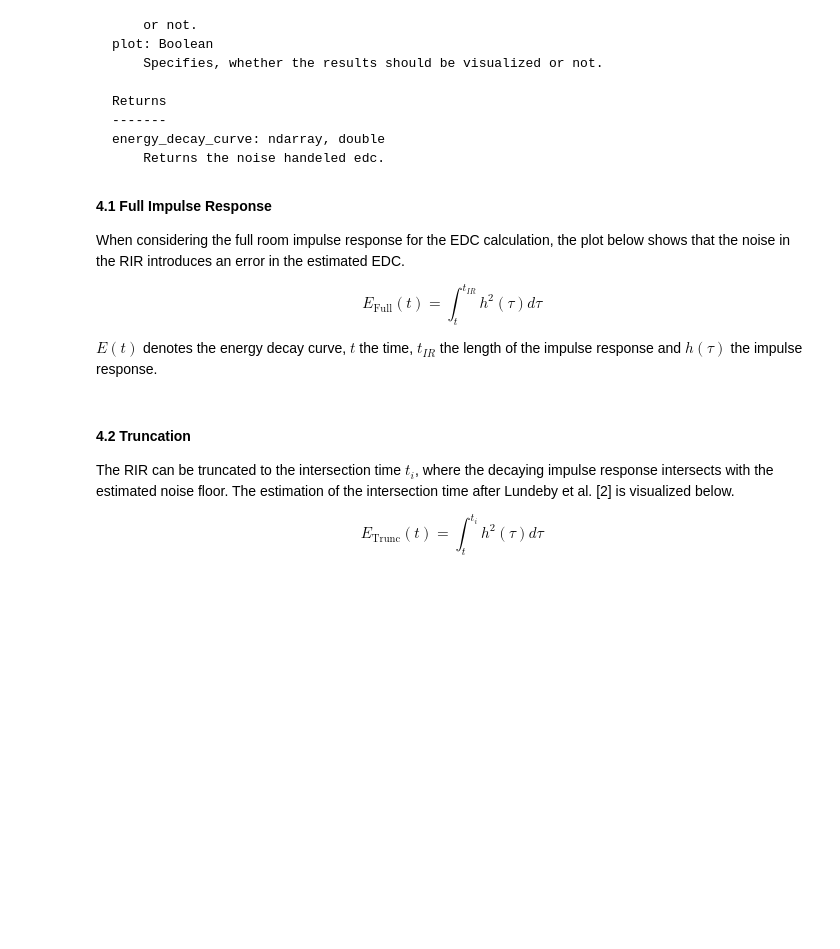
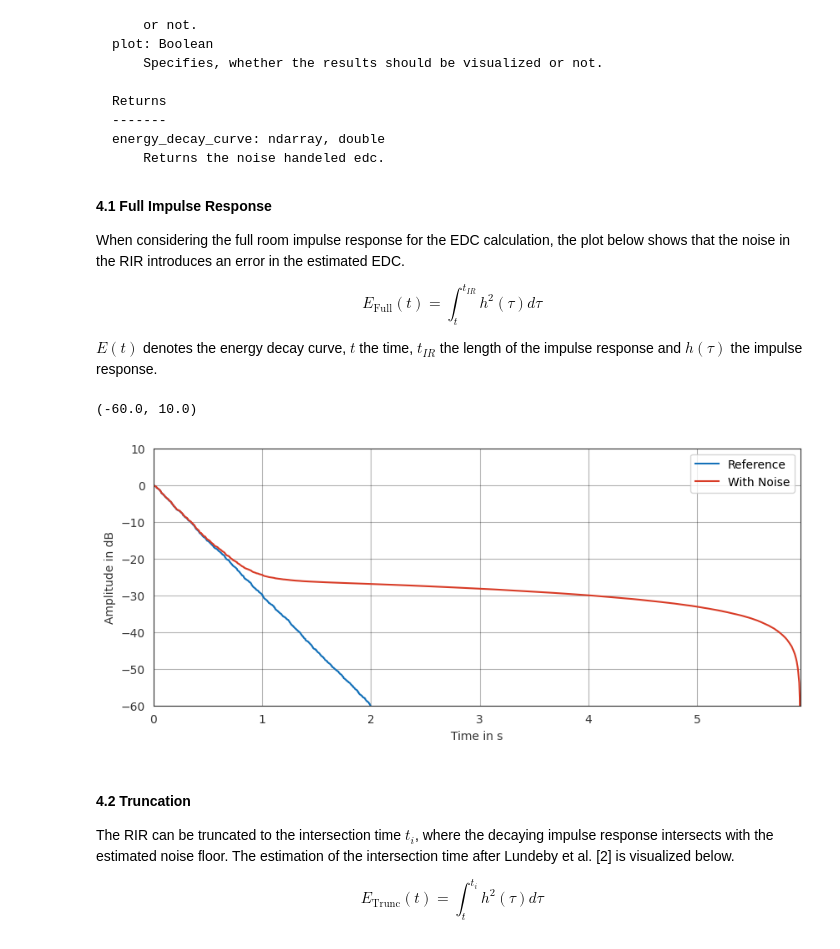
Before and after one commit to pyfar/pyrato, a Jupyter notebook: examples/energy_decay_curves_and_reverberation_time.ipynb, the cells around one changed output. Cells and saved outputs as stored; diff of their text form; code cells hidden in the pictures; blank space fills up the shorter version.

```diff
--- a/examples/energy_decay_curves_and_reverberation_time.ipynb
+++ b/examples/energy_decay_curves_and_reverberation_time.ipynb
@@ -131,20 +140,23 @@ $$ E_{\mathrm{Full}}(t) = \int_t^{t_{IR}} h^2(\tau) d\tau  $$
 $E(t)$ denotes the energy decay curve, $t$ the time, $t_{IR}$ the length of the impulse response and $h(\tau)$ the impulse response.
 # %%
 start_sample = pf.dsp.find_impulse_response_start(rir_1_noise)
-rir_noise_shifted = ra.time_shift(rir_1_noise, -start_sample, circular_shift=False)
-edc_full_rir = ra.schroeder_integration(rir_noise_shifted, is_energy=False)
+rir_noise_shifted = pf.dsp.time_shift(rir_1_noise, -start_sample, mode='linear')
+edc_full_rir = ra.edc.schroeder_integration(rir_noise_shifted, is_energy=False)
 
 start_sample = pf.dsp.find_impulse_response_start(rir_1)
-rir_shifted = ra.time_shift(rir_1, -start_sample, circular_shift=False)
-edc_full_rir_compare = ra.schroeder_integration(rir_shifted, is_energy=False)
+rir_shifted = pf.dsp.time_shift(rir_1, -start_sample, mode='linear')
+edc_full_rir_compare = ra.edc.schroeder_integration(rir_shifted, is_energy=False)
 edc_full_rir_compare.time /= np.atleast_2d(edc_full_rir_compare.time[..., 0]).T
 edc_full_rir.time /= np.atleast_2d(edc_full_rir.time[..., 0]).T
 
 plt.figure(figsize=(10, 4))
 pf.plot.time(edc_full_rir_compare, dB=True, log_prefix=10, label='Reference')
 pf.plot.time(edc_full_rir, dB=True, log_prefix=10, label='With Noise')
 plt.legend()
 plt.ylim(-60)
+# %% [output]
+(-60.0, 10.0)
+[figure, added]
 # %%
 from pyrato import dsp
 # %% [markdown]
```
Also changed, not shown: parts of 14 cells of this notebook, 4 other files.
